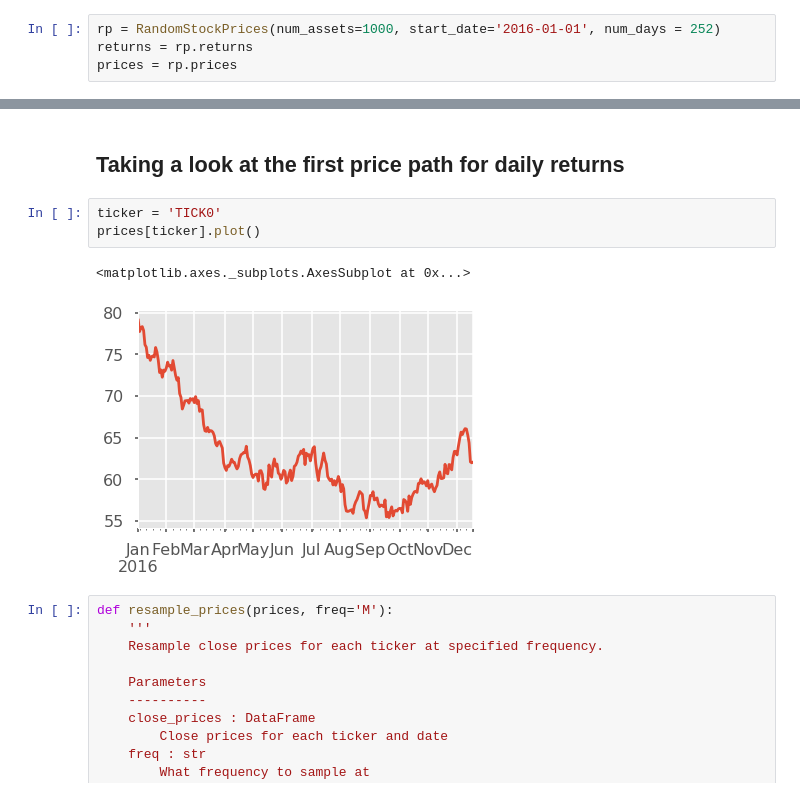
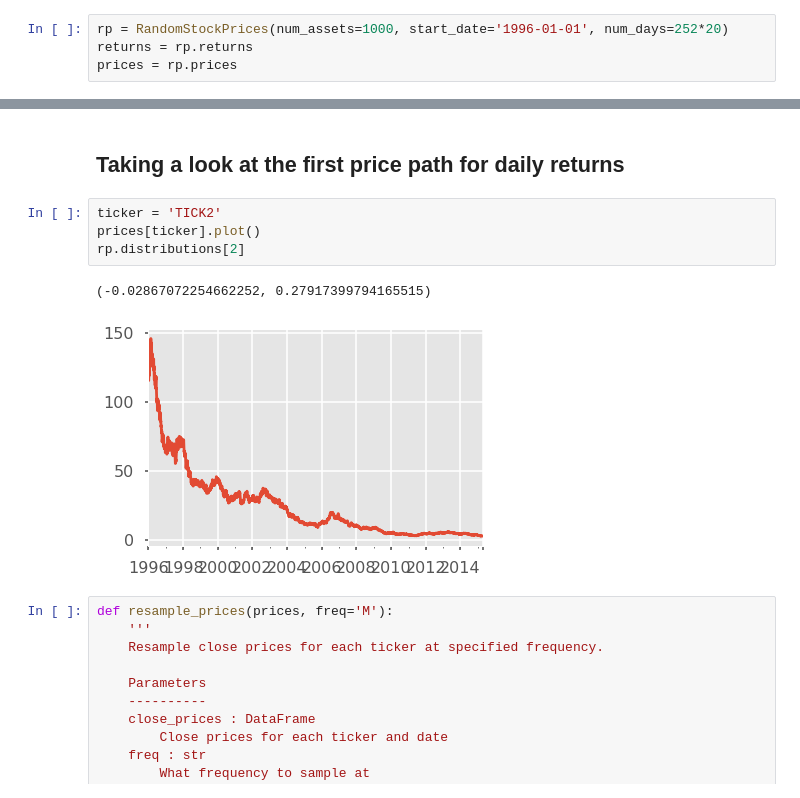
Before and after one commit to rwuebker/quant_modeling, a Jupyter notebook: momentum/momentum_analytics.ipynb, the cells around one changed output, grey strips where cells are left out. Drawn from its saved outputs; the diff is of its cells as text.

```diff
--- a/momentum/momentum_analytics.ipynb
+++ b/momentum/momentum_analytics.ipynb
@@ -7,7 +7,7 @@ import matplotlib.style as style
 style.use('seaborn-poster')
 style.use('ggplot')
 # %%
-rp = RandomStockPrices(num_assets=1000, start_date='2016-01-01', num_days = 252)
+rp = RandomStockPrices(num_assets=1000, start_date='1996-01-01', num_days=252*20)
 returns = rp.returns
 prices = rp.prices
 # %%
@@ -23,11 +23,12 @@ prices.tail()
 # %% [markdown]
 ## Taking a look at the first price path for daily returns
 # %%
-ticker = 'TICK0'
+ticker = 'TICK2'
 prices[ticker].plot()
+rp.distributions[2]
 # %% [output]
-<matplotlib.axes._subplots.AxesSubplot at 0x...>
+(-0.02867072254662252, 0.27917399794165515)
-[figure, old version]
+[figure, new version]
 # %%
 def resample_prices(prices, freq='M'):
     '''
```
Also changed, not shown: parts of 34 cells of this notebook.
